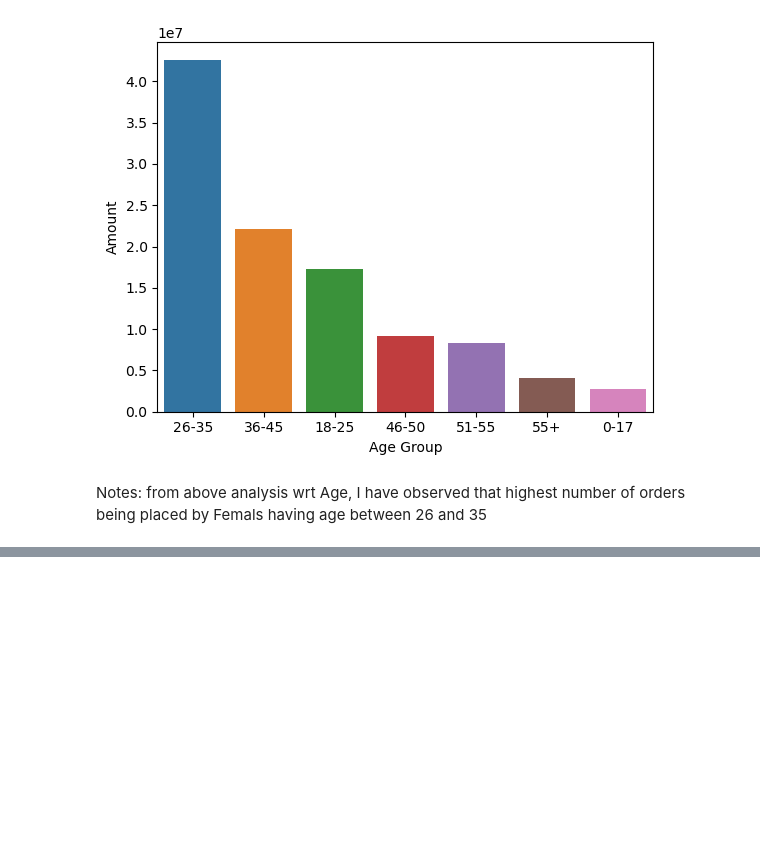
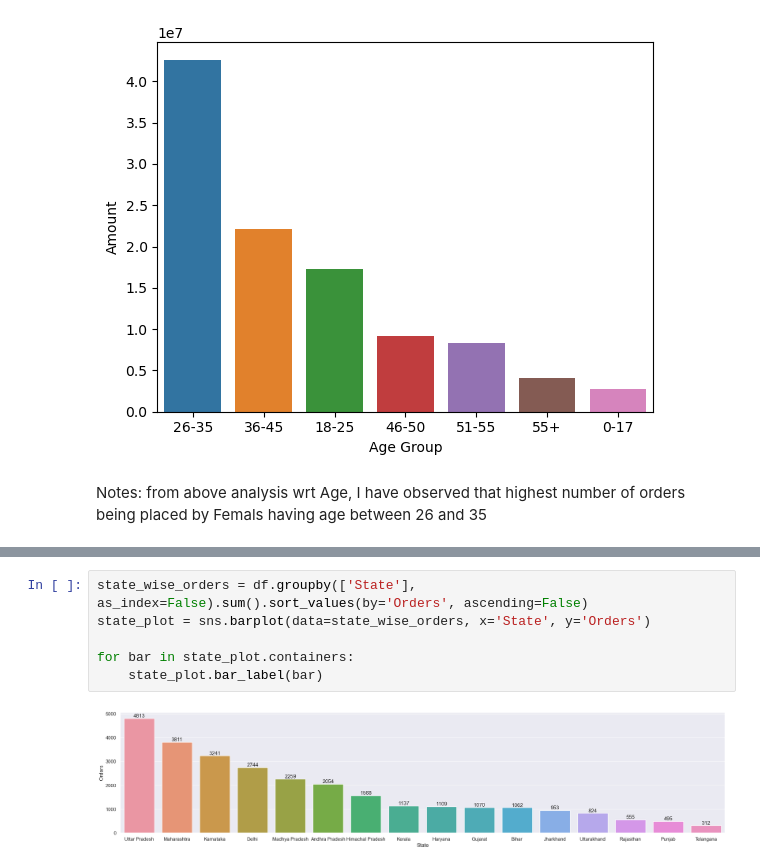
Before and after one commit to rupaparamihir/Festival-Sale-Data-Analysis, a Jupyter notebook: Sales Analysis during Festival.ipynb, the cells around one changed output, grey strips where cells are left out. Drawn from its saved outputs; the diff is of its cells as text; blank space fills up the shorter version.

```diff
--- a/Sales Analysis during Festival.ipynb
+++ b/Sales Analysis during Festival.ipynb
@@ -201,0 +230,8 @@ Notes: from above analysis wrt Age, I have observed that highest number of order
+# %%
+state_wise_orders = df.groupby(['State'], as_index=False).sum().sort_values(by='Orders', ascending=False)
+state_plot = sns.barplot(data=state_wise_orders, x='State', y='Orders')
+
+for bar in state_plot.containers:
+    state_plot.bar_label(bar)
+# %% [output]
+[figure, added]
```
Also changed, not shown: parts of 14 cells of this notebook.
